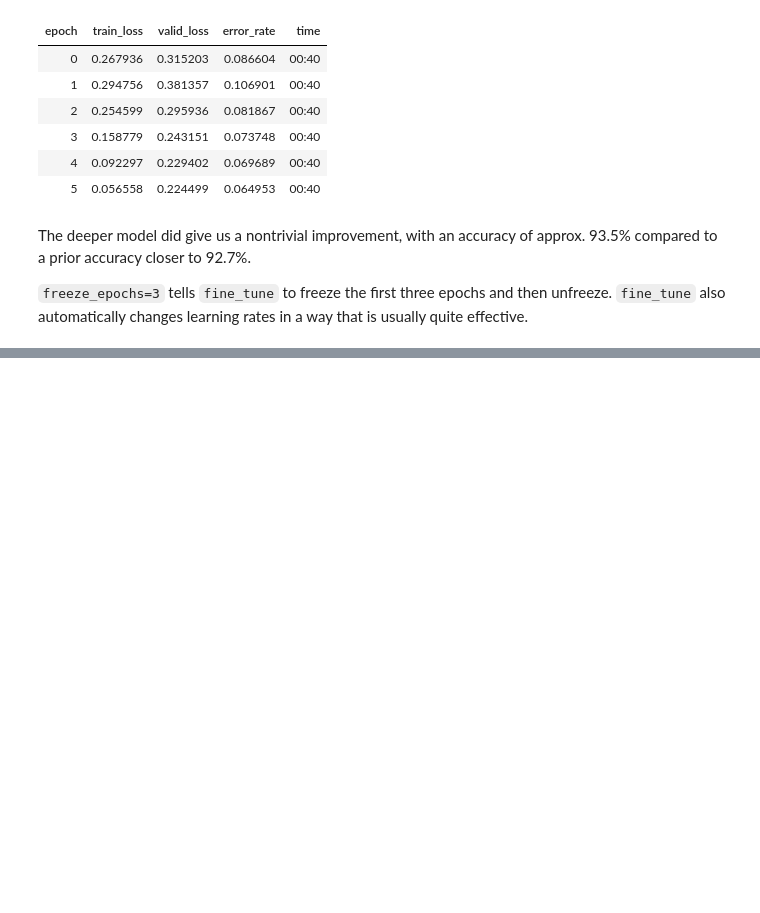
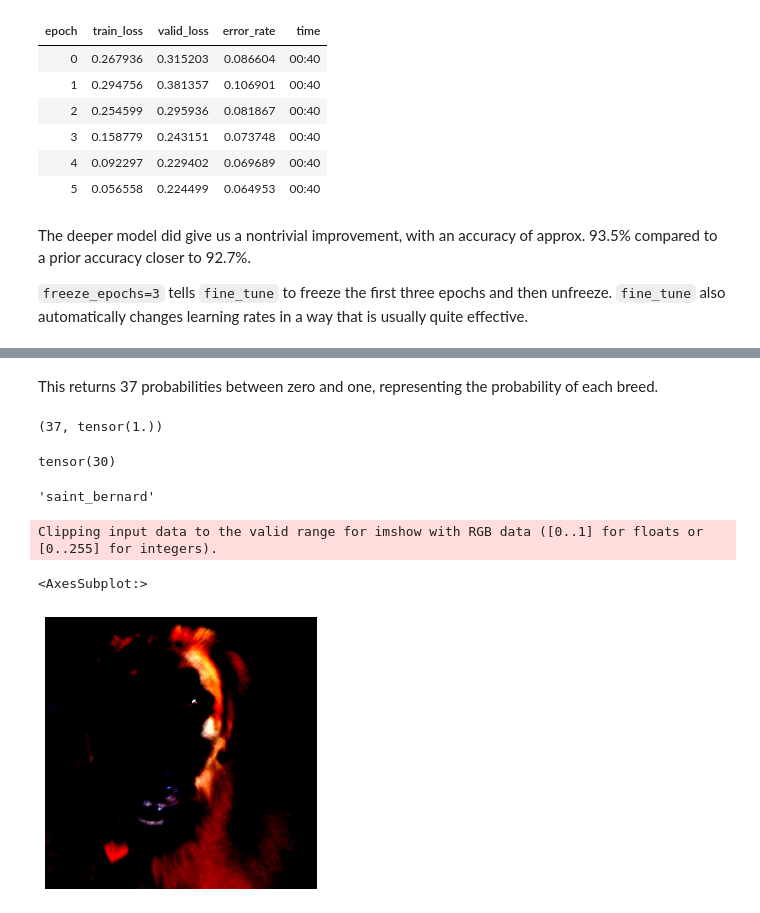
Before and after one commit to djliden/deep_learning_practice, a Jupyter notebook: notebooks/ch5_image_classification.ipynb, the cells around one changed output, grey strips where cells are left out. Drawn from its saved outputs; the diff is of its cells as text; code cells hidden in the pictures; blank space fills up the shorter version.

```diff
--- a/notebooks/ch5_image_classification.ipynb
+++ b/notebooks/ch5_image_classification.ipynb
@@ -271,0 +282,3 @@ The deeper model did give us a nontrivial improvement, with an accuracy of appro
+# %%
+x,y = dls.one_batch()
+y
@@ -271,0 +302,20 @@ The deeper model did give us a nontrivial improvement, with an accuracy of appro
+# %% [markdown]
+This returns 37 probabilities between zero and one, representing the probability of each breed.
+# %%
+len(preds[0]), preds[0].sum()
+# %% [output]
+(37, tensor(1.))
+# %%
+preds[0].argmax()
+# %% [output]
+tensor(30)
+# %%
+dls.vocab[30]
+# %% [output]
+'saint_bernard'
+# %%
+show_image(x[0])
+# %% [output]
+Clipping input data to the valid range for imshow with RGB data ([0..1] for floats or [0..255] for integers).
+<AxesSubplot:>
+[figure, added]
```
Also changed, not shown: parts of 11 cells of this notebook.
